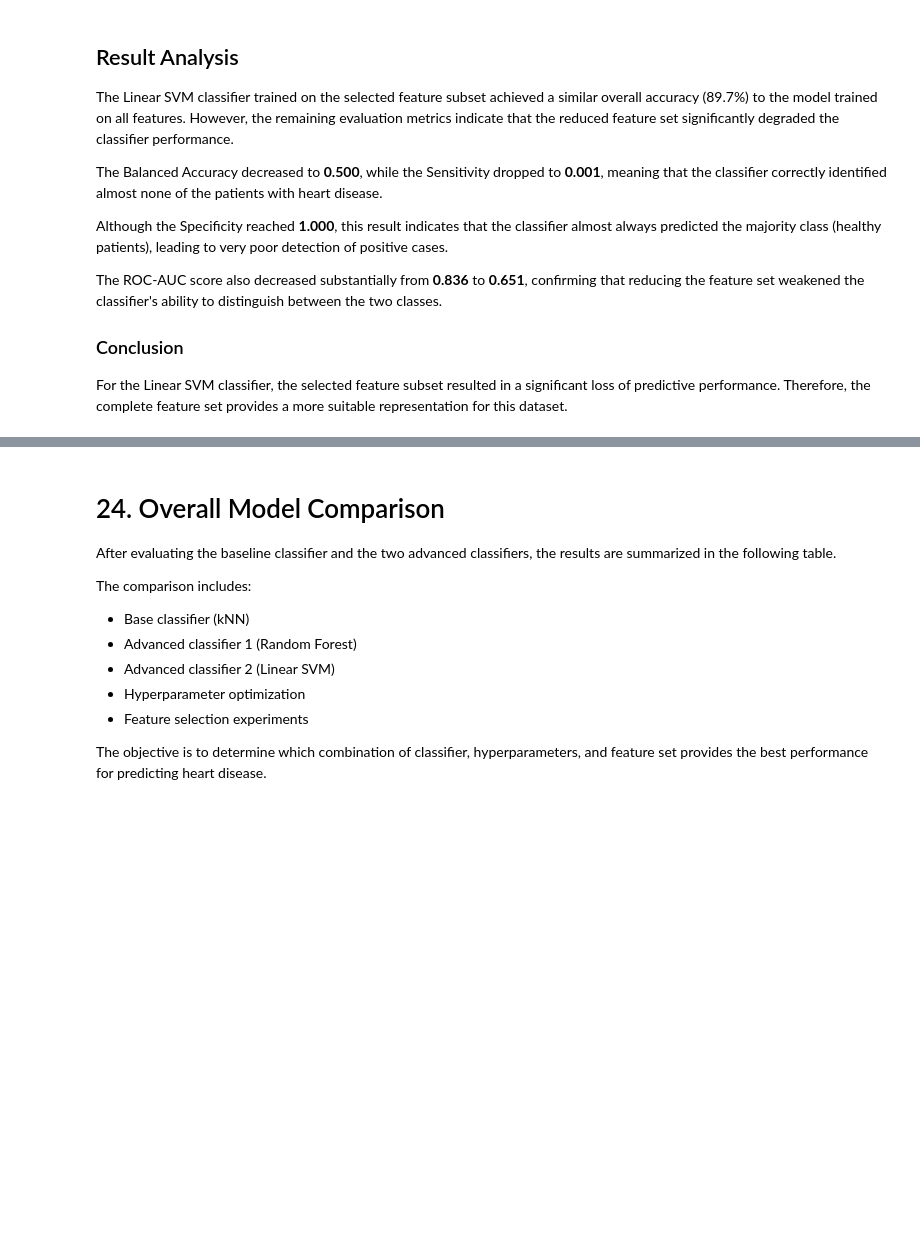
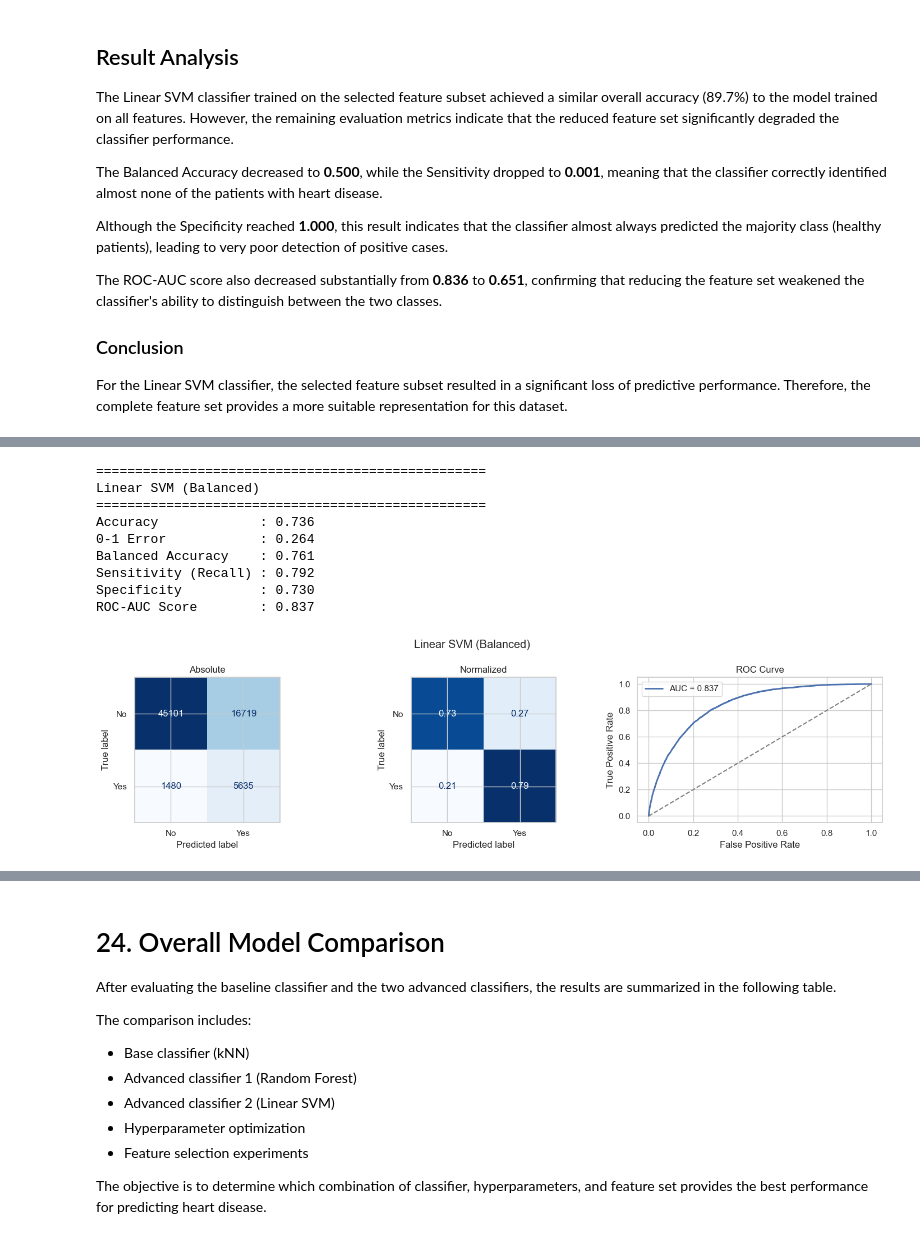
Before and after one commit to kumar-narender/Machine_learning, a Jupyter notebook: heart_disease_project.ipynb, the cells around one changed output, grey strips where cells are left out. Drawn from its saved outputs; the diff is of its cells as text; code cells hidden in the pictures; blank space fills up the shorter version.

```diff
--- a/heart_disease_project.ipynb
+++ b/heart_disease_project.ipynb
@@ -1092,0 +1122,23 @@ For the Linear SVM classifier, the selected feature subset resulted in a signifi
+# %%
+# Linear SVM with class_weight="balanced" (reuses the optimized C)
+svm_balanced = LinearSVC(
+    C=grid_svm.best_params_["C"],
+    class_weight="balanced",
+    random_state=42,
+    max_iter=5000
+)
+svm_balanced.fit(X_train_s, y_train)
+y_pred_svm_bal = svm_balanced.predict(X_test_s)
+y_score_svm_bal = svm_balanced.decision_function(X_test_s)
+evaluate("Linear SVM (Balanced)", y_test, y_pred_svm_bal, y_score_svm_bal)
+# %% [output]
+==================================================
+Linear SVM (Balanced)
+==================================================
+Accuracy             : 0.736
+0-1 Error            : 0.264
+Balanced Accuracy    : 0.761
+Sensitivity (Recall) : 0.792
+Specificity          : 0.730
+ROC-AUC Score        : 0.837
+[figure, added]
```
Also changed, not shown: parts of 14 cells of this notebook, 1 other file.
